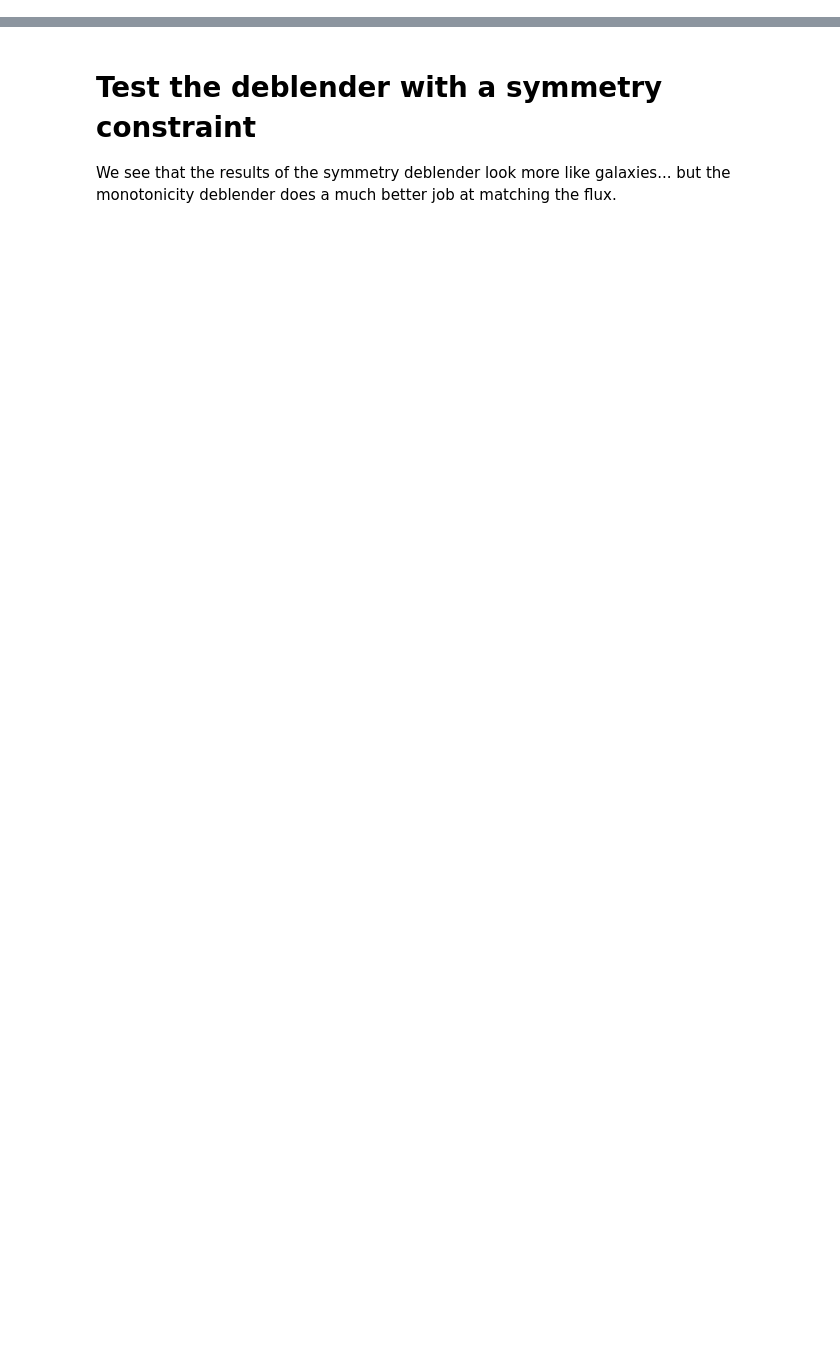
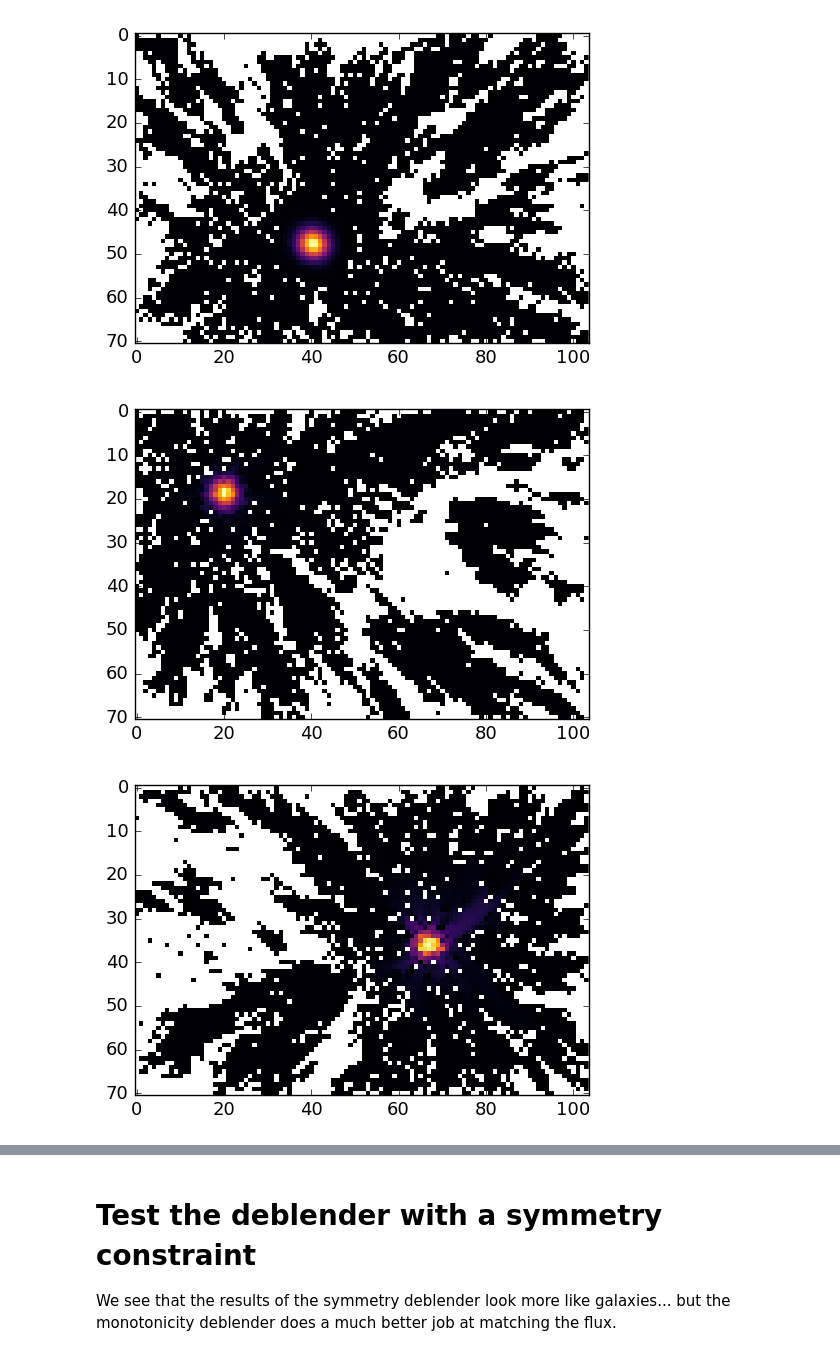
Before and after one commit to lsst/meas_deblender, a Jupyter notebook: examples/testNMFproximal.ipynb, the cells around one changed output, grey strips where cells are left out. Saved outputs shown, nothing was run; the diff lists cells and outputs as text; code cells hidden in the pictures; blank space fills up the shorter version.

```diff
--- a/examples/testNMFproximal.ipynb
+++ b/examples/testNMFproximal.ipynb
@@ -98,0 +87,6 @@ for intensity in deblend.intensities:
+# %%
+deblend.displayAllTemplates(0)
+# %% [output]
+[figure, added]
+[figure, added]
+[figure, added]
```
Also changed, not shown: parts of 9 cells of this notebook, 2 other files.
